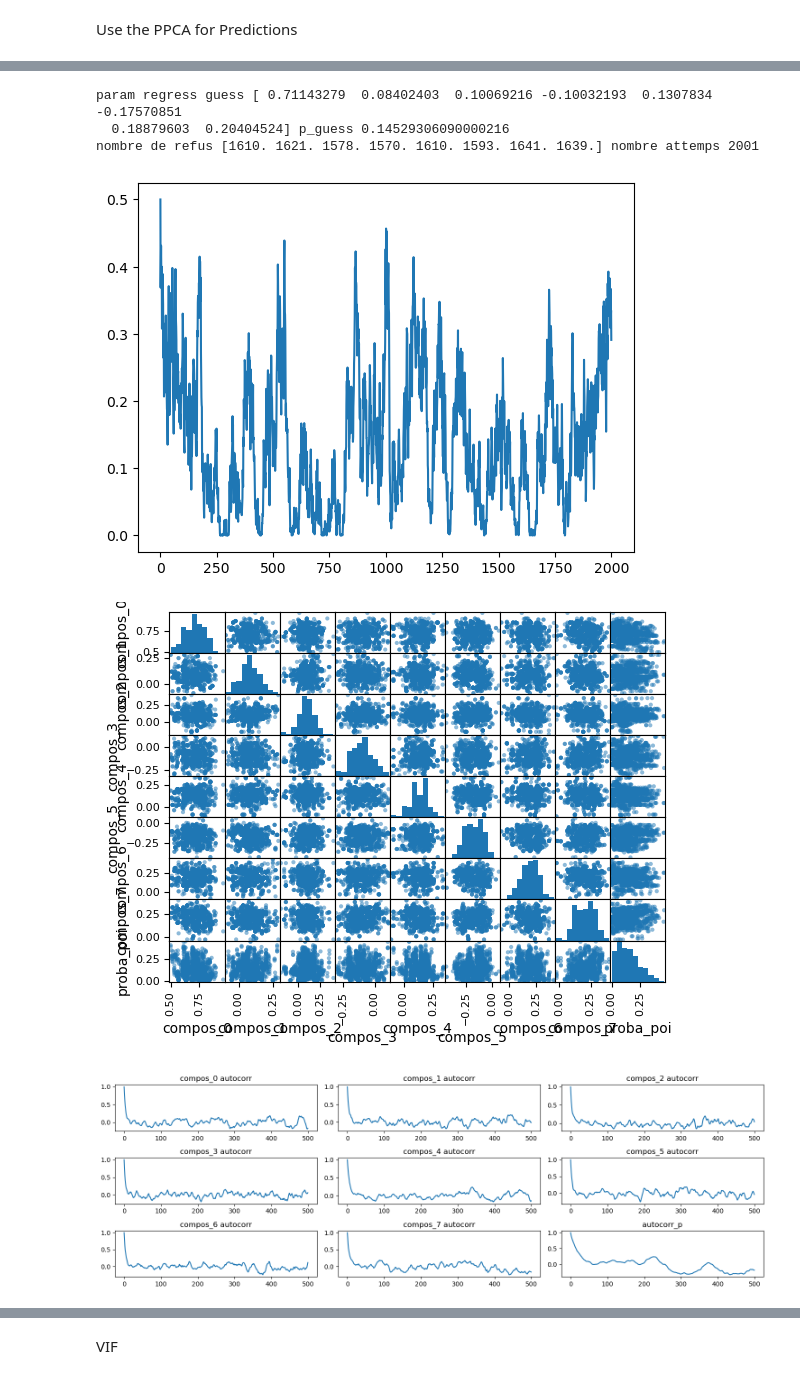
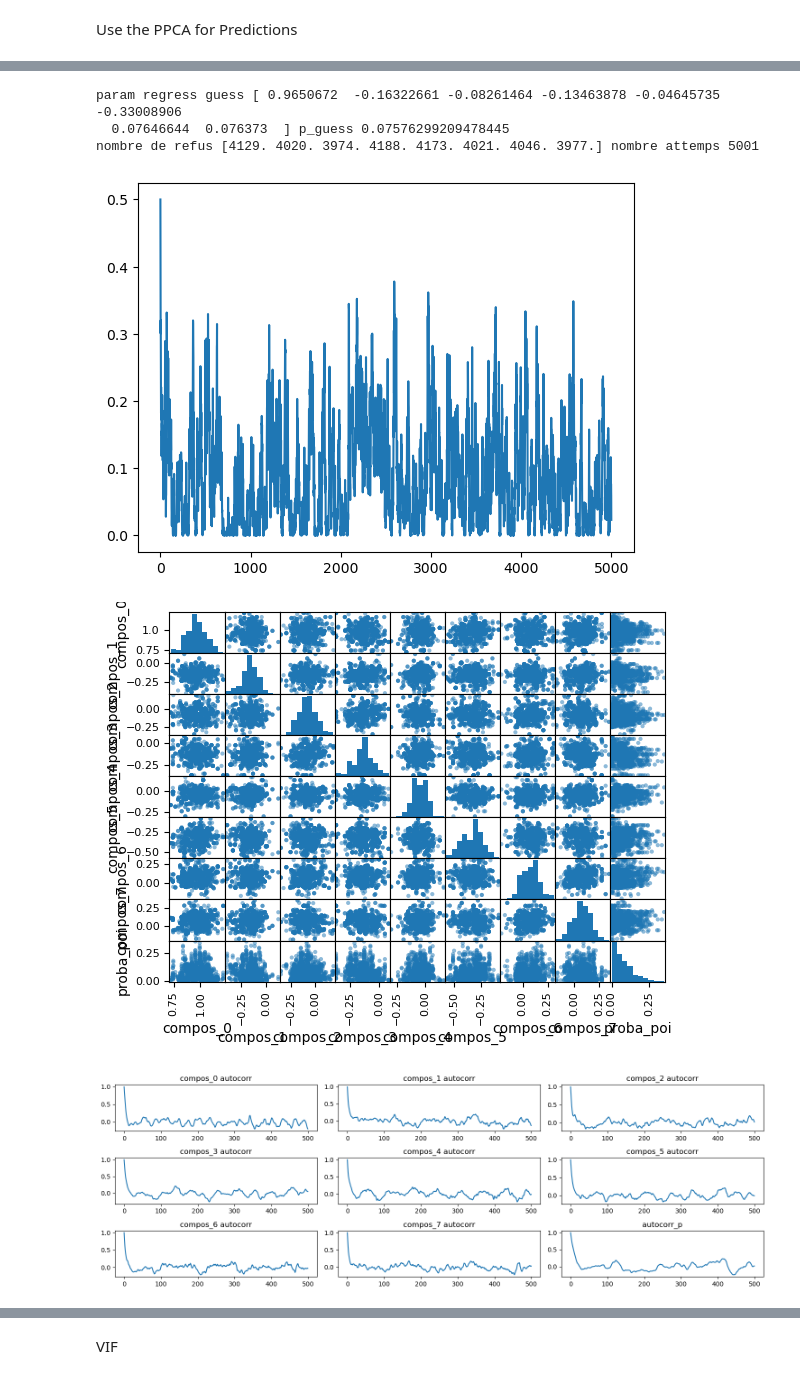
Before and after one commit to AlexandreSelvestre/Recherche-3A, a Jupyter notebook: final_simul.ipynb, the cells around one changed output, grey strips where cells are left out. Cells and saved outputs as stored; diff of their text form; code cells hidden in the pictures.

```diff
--- a/final_simul.ipynb
+++ b/final_simul.ipynb
@@ -78,6 +78,9 @@ class G_prior:
 
     def forward(self, beta):
         return self.factor*np.exp(-0.5*np.dot(beta.T, np.dot(self.Sigma_inv, beta)))
+
+def stirling(n):
+    return (n/np.exp(1))**n*np.sqrt(2*np.pi*n)
 # %% [markdown]
 #### La fonction globale
 # %%
@@ -299,7 +404,7 @@ def show_MH(mat,ly,n_MH,n_burn):
     size_beta = len(mat[0,:])
     plt.hist(np.array(ly), bins=echant_size)
     plt.show()
-    li_param, li_p, li_z, refus_param, = sepa_gp(n_MH, mat, ly, np.zeros(size_beta, dtype = float), 0.5)  # chercher à séparer les paramètres
+    li_param, li_p, li_z, refus_param, = sepa_gp_fast(n_MH, mat, ly, np.zeros(size_beta, dtype = float), 0.5)  # chercher à séparer les paramètres
     # éliminer les n_burn premières valeurs et prendre l'espérance de p
     p_guess = sum(li_p[n_burn:])/(n_MH - n_burn)
     param_guess = np.zeros(size_beta,dtype = float)
@@ -848,7 +973,7 @@ print((np.abs(np.hstack((x_cut_train[:,0].reshape(-1,1),e_X_train_cut[:,1:].dot(
 # %% [markdown]
 Use the PPCA for Predictions
 # %%
-n_MH = 2000
-n_burn  = 1000
+n_MH = 5000
+n_burn  = 4000
 li_param_ppca, li_p_ppca = show_MH(e_X_train_cut,y_cut_train,n_MH,n_burn)
 # %% [output]
@@ -856,7 +981,7 @@ li_param_ppca, li_p_ppca = show_MH(e_X_train_cut,y_cut_train,n_MH,n_burn)
-param regress guess [ 0.71143279  0.08402403  0.10069216 -0.10032193  0.1307834  -0.17570851
-  0.18879603  0.20404524] p_guess 0.14529306090000216
-nombre de refus [1610. 1621. 1578. 1570. 1610. 1593. 1641. 1639.] nombre attemps 2001
+param regress guess [ 0.9650672  -0.16322661 -0.08261464 -0.13463878 -0.04645735 -0.33008906
+  0.07646644  0.076373  ] p_guess 0.07576299209478445
+nombre de refus [4129. 4020. 3974. 4188. 4173. 4021. 4046. 3977.] nombre attemps 5001
-[figure, old version]
+[figure, new version]
-[figure, old version]
+[figure, new version]
-[figure, old version]
+[figure, new version]
 # %%
```
Also changed, not shown: parts of 19 cells of this notebook.
